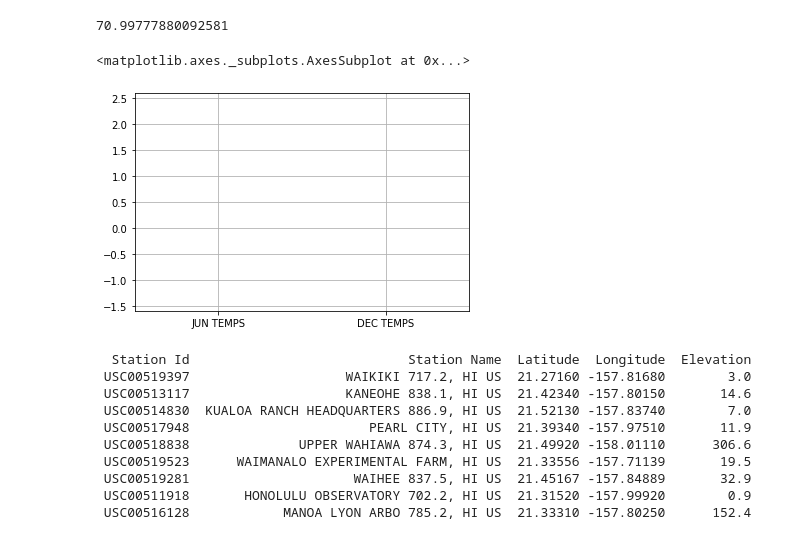
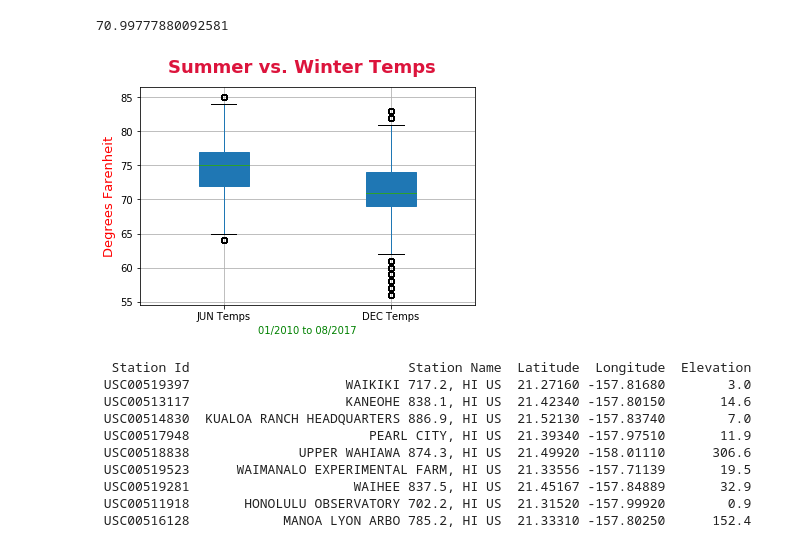
Before and after one commit to mydogmandy/009_Surfs_Up, a Jupyter notebook: Surfs_Up_Challenge.ipynb, the cells around one changed output. Saved outputs shown, nothing was run; the diff lists cells and outputs as text; code cells hidden in the pictures.

Commit message:
Box and whisker plot added

```diff
--- a/Surfs_Up_Challenge.ipynb
+++ b/Surfs_Up_Challenge.ipynb
@@ -195,13 +195,17 @@ meanDEC = JUNDEC_Data.describe()['DEC Temps']['mean']
 meanDEC
 # %% [output]
 70.99777880092581
-# %%
-JUNDEC_data2 = pd.DataFrame(JUNDEC_Data, columns=['JUN TEMPS', 'DEC TEMPS'])
-
-JUNDEC_data2.boxplot()
-# %% [output]
-<matplotlib.axes._subplots.AxesSubplot at 0x...>
-[figure, removed]
+# %%
+JUNDEC_graph = pd.DataFrame(JUNDEC_Data, columns = ['JUN Temps', 'DEC Temps'])
+fig=plt.figure()
+fig.suptitle('Summer vs. Winter Temps', fontsize=18, fontweight='bold', color='crimson')
+JUNDEC_graph.boxplot(patch_artist=True, widths=(.3,.3))
+plt.ylabel('Degrees Farenheit', fontsize=13, color='red')
+plt.xlabel('01/2010 to 08/2017', color='green')
+plt.savefig('Temp Comparison.png')
+plt.show()
+# %% [output]
+[figure, added]
 # %%
 # Get coordinates and information about the weather stations
 
```
Also changed, not shown: 1 other file.
